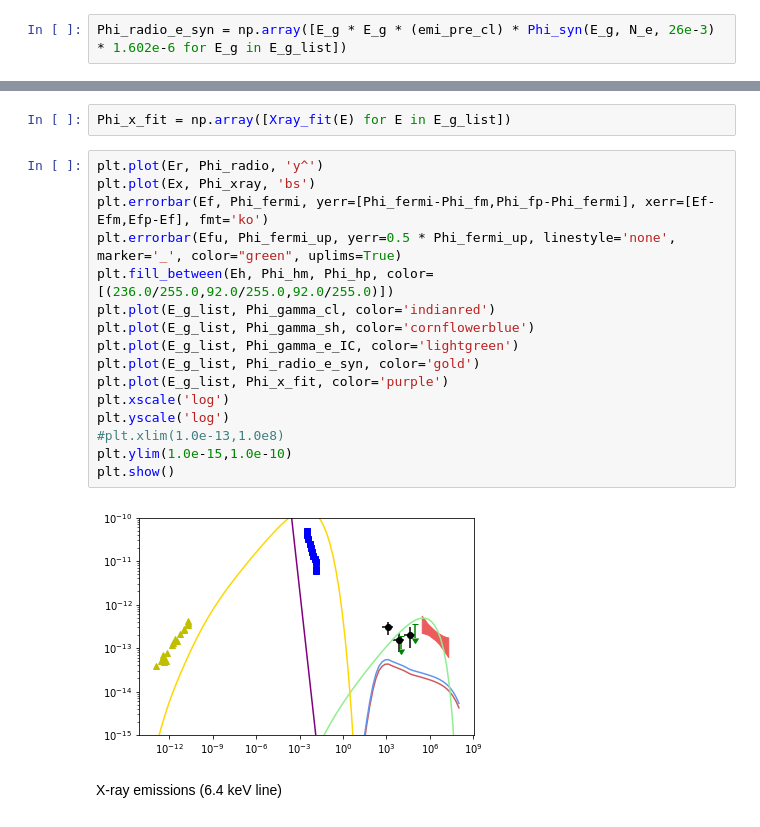
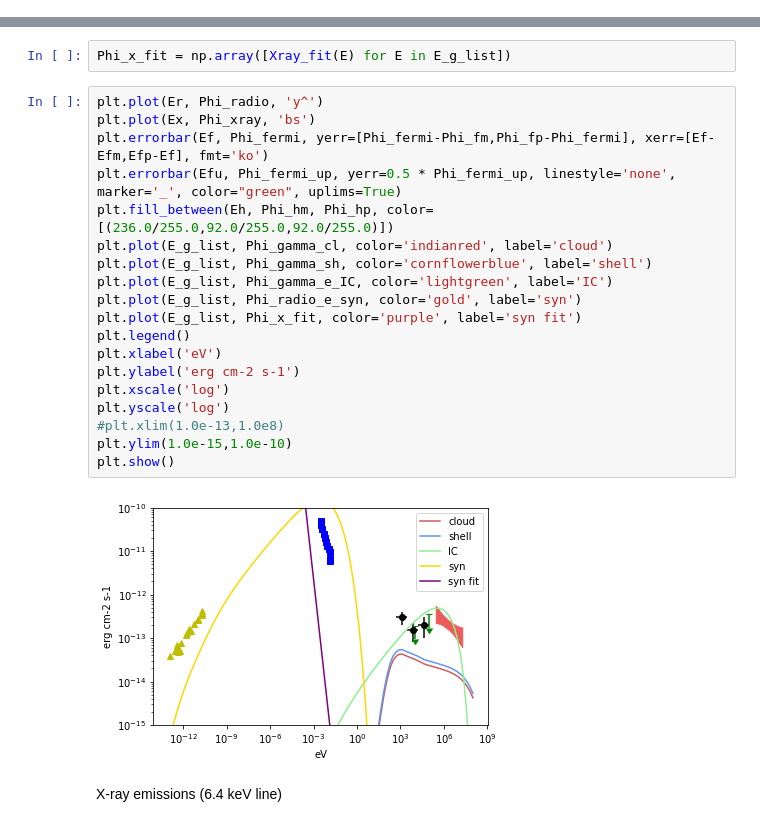
Before and after one commit to Sruthi-Ravikularaman/SN1006, a Jupyter notebook: SN1006.ipynb, the cells around one changed output, grey strips where cells are left out. Saved outputs shown, nothing was run; the diff lists cells and outputs as text.

```diff
--- a/SN1006.ipynb
+++ b/SN1006.ipynb
@@ -171,4 +227,2 @@ plt.show()
 # %% [markdown]
 Radio emissions
-# %%
-Phi_radio_e_syn = np.array([E_g * E_g * (emi_pre_cl) * Phi_syn(E_g, N_e, 26e-3) * 1.602e-6 for E_g in E_g_list])
@@ -199,20 +287,23 @@ Phi_x_fit = np.array([Xray_fit(E) for E in E_g_list])
 # %%
 plt.plot(Er, Phi_radio, 'y^')
 plt.plot(Ex, Phi_xray, 'bs')
 plt.errorbar(Ef, Phi_fermi, yerr=[Phi_fermi-Phi_fm,Phi_fp-Phi_fermi], xerr=[Ef-Efm,Efp-Ef], fmt='ko')
 plt.errorbar(Efu, Phi_fermi_up, yerr=0.5 * Phi_fermi_up, linestyle='none', marker='_', color="green", uplims=True)
 plt.fill_between(Eh, Phi_hm, Phi_hp, color=[(236.0/255.0,92.0/255.0,92.0/255.0)])
-plt.plot(E_g_list, Phi_gamma_cl, color='indianred')
-plt.plot(E_g_list, Phi_gamma_sh, color='cornflowerblue')
-plt.plot(E_g_list, Phi_gamma_e_IC, color='lightgreen')
-plt.plot(E_g_list, Phi_radio_e_syn, color='gold')
-plt.plot(E_g_list, Phi_x_fit, color='purple')
+plt.plot(E_g_list, Phi_gamma_cl, color='indianred', label='cloud')
+plt.plot(E_g_list, Phi_gamma_sh, color='cornflowerblue', label='shell')
+plt.plot(E_g_list, Phi_gamma_e_IC, color='lightgreen', label='IC')
+plt.plot(E_g_list, Phi_radio_e_syn, color='gold', label='syn')
+plt.plot(E_g_list, Phi_x_fit, color='purple', label='syn fit')
+plt.legend()
+plt.xlabel('eV')
+plt.ylabel('erg cm-2 s-1')
 plt.xscale('log')
 plt.yscale('log')
 #plt.xlim(1.0e-13,1.0e8)
 plt.ylim(1.0e-15,1.0e-10)
 plt.show()
 # %% [output]
-[figure, old version]
+[figure, new version]
 # %% [markdown]
 X-ray emissions (6.4 keV line)
```
Also changed, not shown: parts of 7 cells of this notebook, 6 other files.
